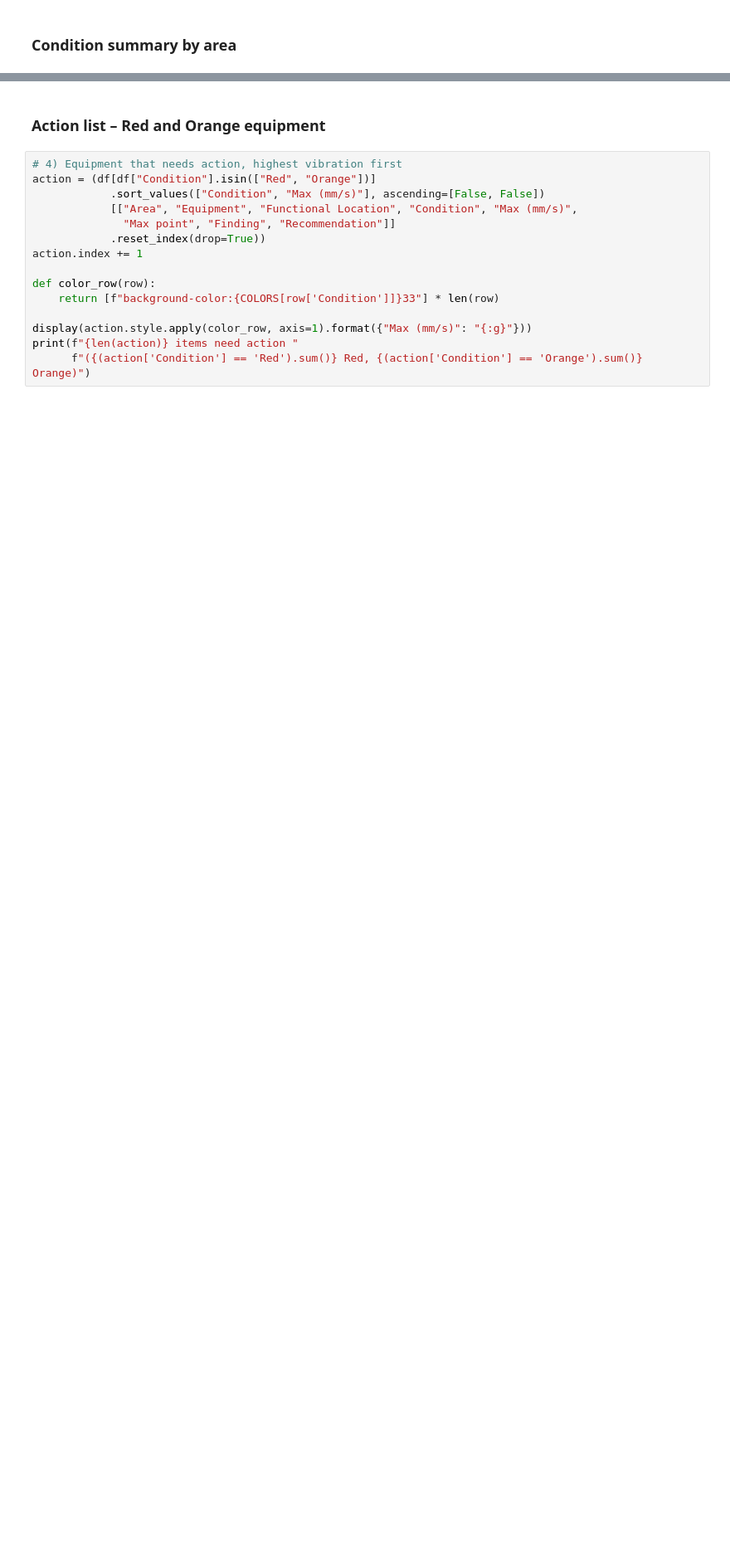
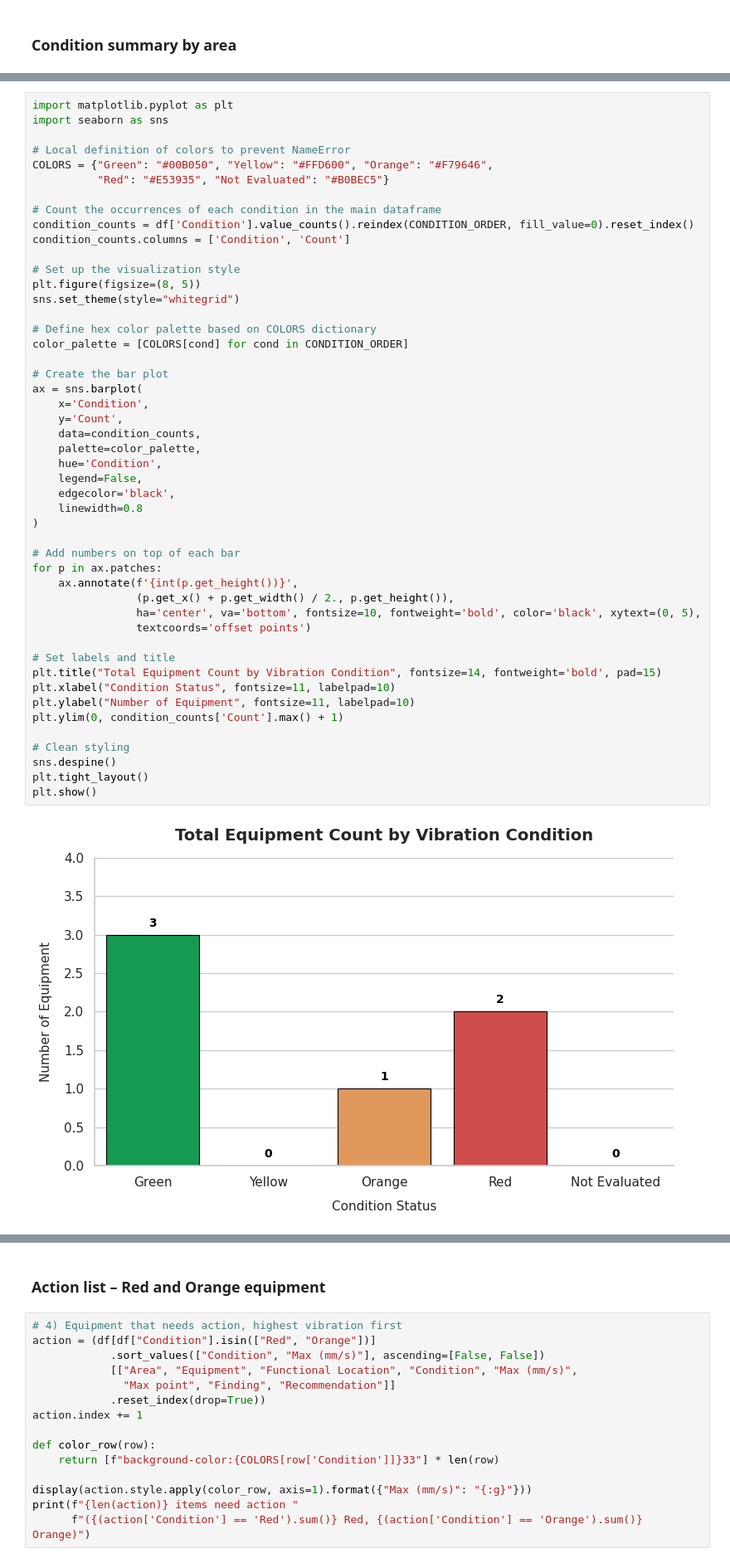
Before and after one commit to alsulami412-arch/Vibration-group, a Jupyter notebook: Vibration_group.ipynb, the cells around one changed output, grey strips where cells are left out. Shown at 83% size. Drawn from its saved outputs; the diff is of its cells as text; blank space fills up the shorter version.

```diff
--- a/Vibration_group.ipynb
+++ b/Vibration_group.ipynb
@@ -182,0 +285,50 @@ plt.show()
+# %%
+import matplotlib.pyplot as plt
+import seaborn as sns
+
+# Local definition of colors to prevent NameError
+COLORS = {"Green": "#00B050", "Yellow": "#FFD600", "Orange": "#F79646",
+          "Red": "#E53935", "Not Evaluated": "#B0BEC5"}
+
+# Count the occurrences of each condition in the main dataframe
+condition_counts = df['Condition'].value_counts().reindex(CONDITION_ORDER, fill_value=0).reset_index()
+condition_counts.columns = ['Condition', 'Count']
+
+# Set up the visualization style
+plt.figure(figsize=(8, 5))
+sns.set_theme(style="whitegrid")
+
+# Define hex color palette based on COLORS dictionary
+color_palette = [COLORS[cond] for cond in CONDITION_ORDER]
+
+# Create the bar plot
+ax = sns.barplot(
+    x='Condition',
+    y='Count',
+    data=condition_counts,
+    palette=color_palette,
+    hue='Condition',
+    legend=False,
+    edgecolor='black',
+    linewidth=0.8
+)
+
+# Add numbers on top of each bar
+for p in ax.patches:
+    ax.annotate(f'{int(p.get_height())}',
+                (p.get_x() + p.get_width() / 2., p.get_height()),
+                ha='center', va='bottom', fontsize=10, fontweight='bold', color='black', xytext=(0, 5),
+                textcoords='offset points')
+
+# Set labels and title
+plt.title("Total Equipment Count by Vibration Condition", fontsize=14, fontweight='bold', pad=15)
+plt.xlabel("Condition Status", fontsize=11, labelpad=10)
+plt.ylabel("Number of Equipment", fontsize=11, labelpad=10)
+plt.ylim(0, condition_counts['Count'].max() + 1)
+
+# Clean styling
+sns.despine()
+plt.tight_layout()
+plt.show()
+# %% [output]
+[figure, added]
```
Also changed, not shown: parts of 10 cells of this notebook.
